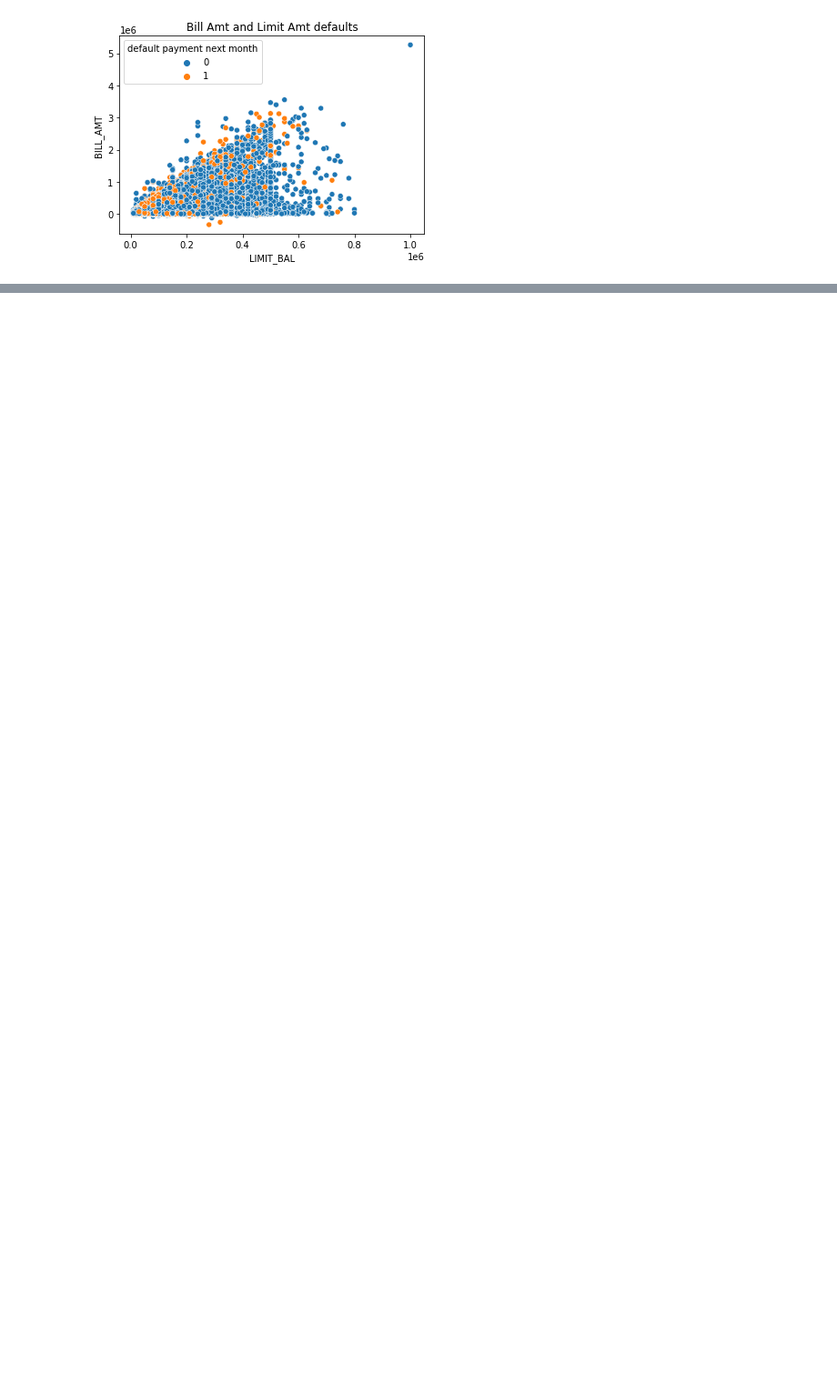
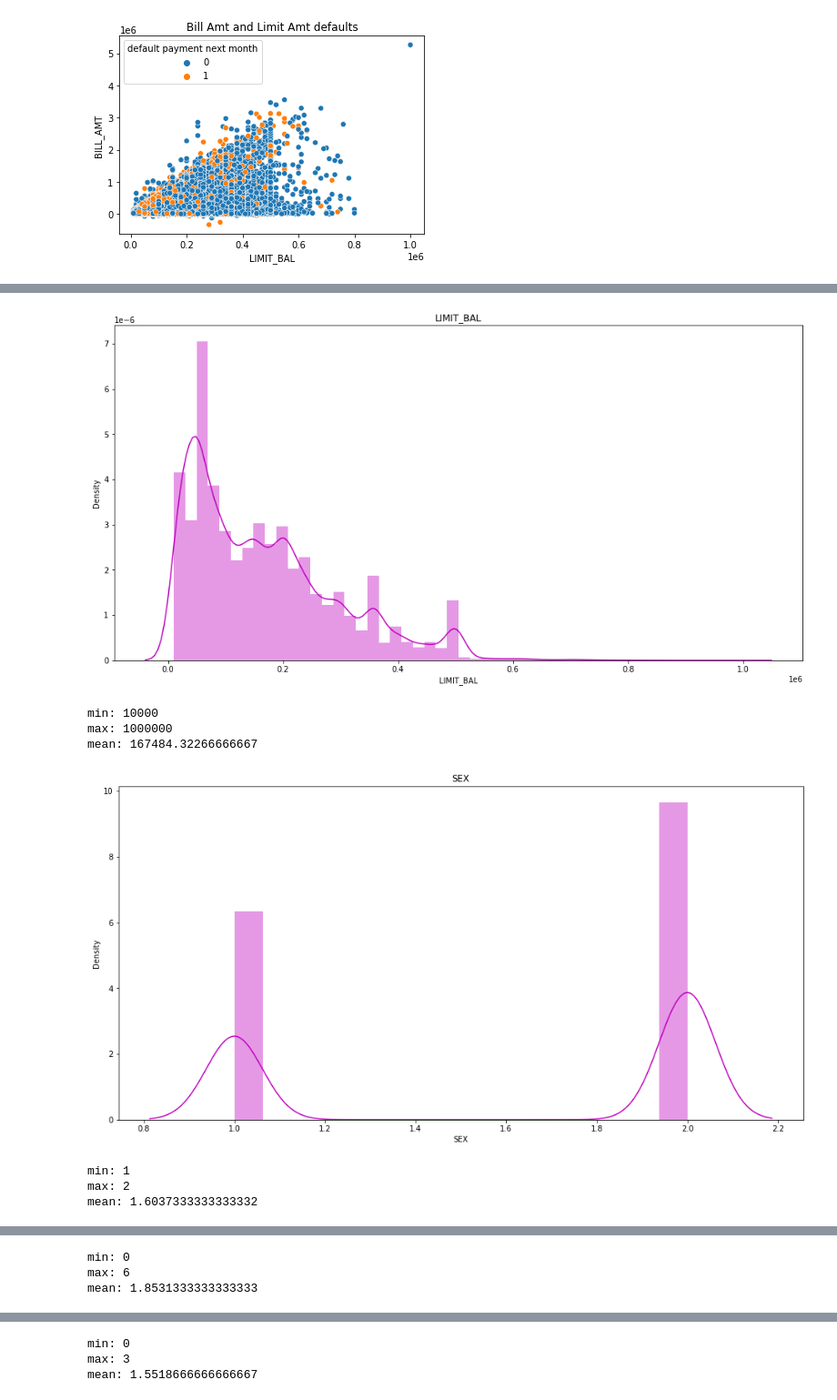
Before and after one commit to choudhurysibani120/NYC-Trip-Time-Prediction, a Jupyter notebook: Copy_of_Credit_Card_Default_Prediction_Capstone_Project.ipynb, the cells around one changed output, grey strips where cells are left out. Shown at 91% size. Cells and saved outputs as stored; diff of their text form; code cells hidden in the pictures; blank space fills up the shorter version.

```diff
--- a/Copy_of_Credit_Card_Default_Prediction_Capstone_Project.ipynb
+++ b/Copy_of_Credit_Card_Default_Prediction_Capstone_Project.ipynb
@@ -163,0 +205,2 @@ plt.show()
+# %%
+num_data = data.select_dtypes(include= np.number)
@@ -163,0 +218,20 @@ plt.show()
+# %%
+for col in num_data.columns:
+  plt.figure(figsize=(16,8))
+  c = random.choice(['g','r','b','y','m'])
+  sns.distplot(num_data[col],color=c)
+  plt.title(col)
+  plt.show()
+
+  print('min:',num_data[col].min())
+  print('max:',num_data[col].max())
+  print('mean:',num_data[col].mean())
+# %% [output]
+[figure, added]
+min: 10000
+max: 1000000
+mean: 167484.32266666667
+[figure, added]
+min: 1
+max: 2
+mean: 1.6037333333333332
@@ -163,0 +239,3 @@ plt.show()
+min: 0
+max: 6
+mean: 1.8531333333333333
@@ -163,0 +243,3 @@ plt.show()
+min: 0
+max: 3
+mean: 1.5518666666666667
```
Also changed, not shown: parts of 28 cells of this notebook.
